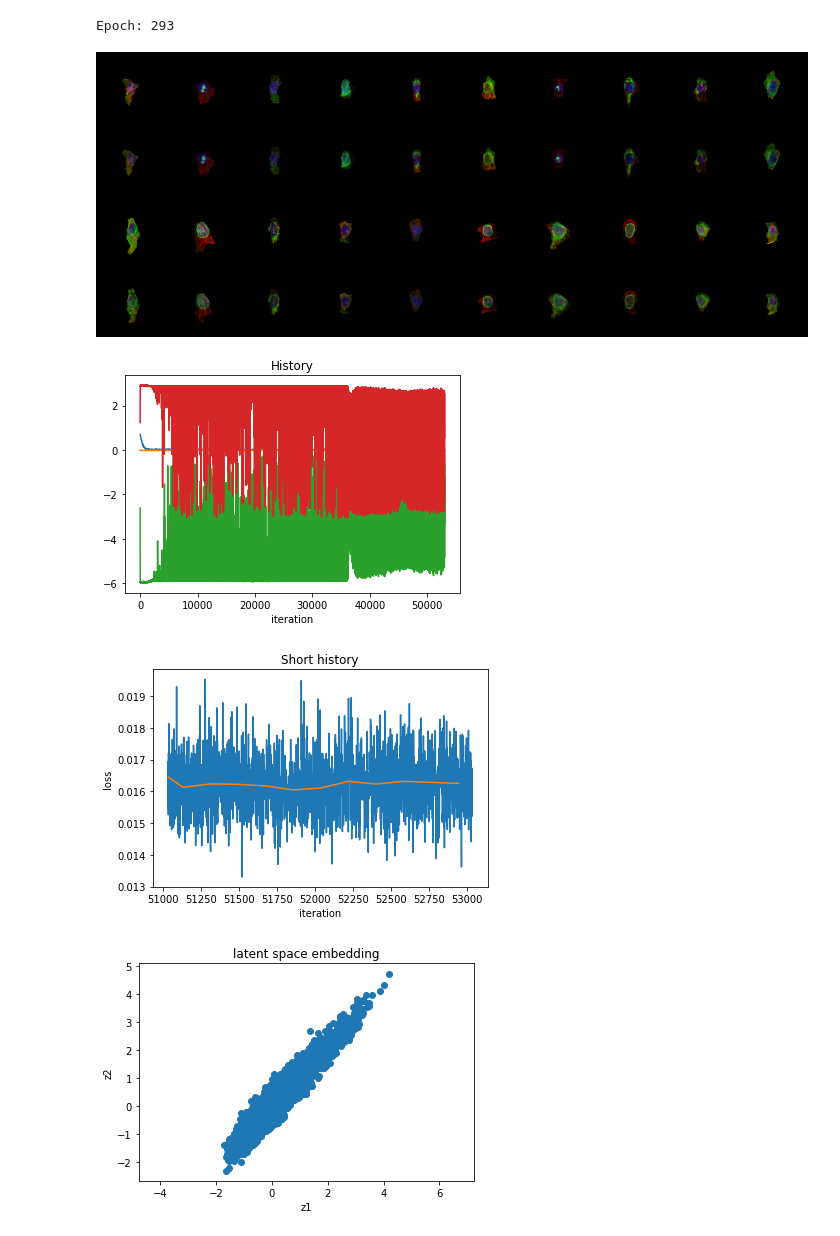
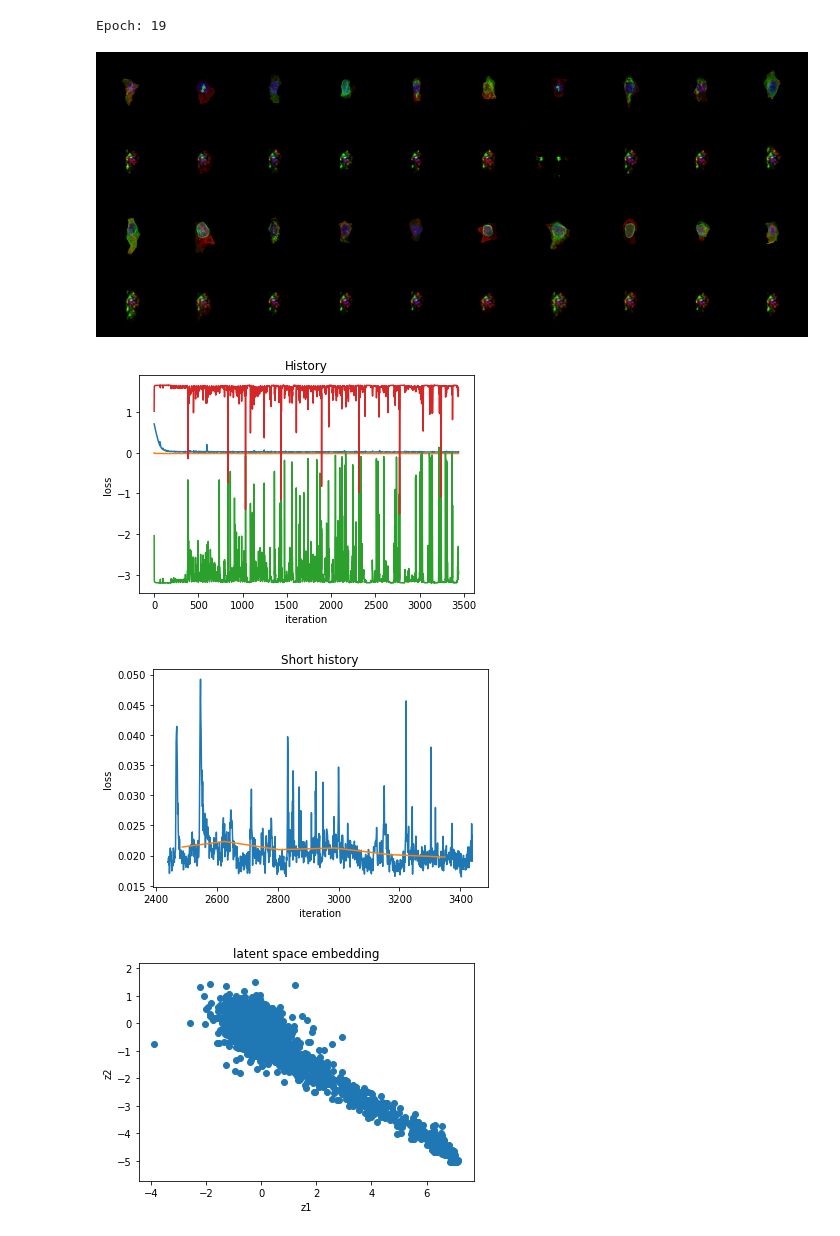
Before and after one commit to AllenCellModeling/pytorch_integrated_cell, a Jupyter notebook: plot_error.ipynb, the cells around one changed output. Saved outputs shown, nothing was run; the diff lists cells and outputs as text; code cells hidden in the pictures.

```diff
--- a/plot_error.ipynb
+++ b/plot_error.ipynb
@@ -14,13 +14,16 @@ import sklearn
 
 %matplotlib inline
 
-model_dir = './waaegan/'
-model_dir = './waaegan_128D/'
+model_dir = './waaegan2_32D5/'
+# model_dir = './waaegan2_32D2/'
+# model_dir = './waaegan2_128D/'
+
+# model_dir = './waaegan/'
 # model_dir = './waaegan_1E-4/'
 # model_dir = './semi_waaegan/'
 
 
-history = 2000
+history = 1000
 bw = 100
 
 # opt = pickle.load( open( '{0}/opt.pkl'.format(model_dir), "rb" ) )
@@ -41,6 +44,7 @@ plt.plot(logger.log['iter'], logger.log['minimaxDecDLoss'])
 # plt.ylim([-4, 4])
 plt.title('History')
 plt.xlabel('iteration')
+plt.ylabel('loss')
 
 
 x = logger.log['iter'][-history:]
@@ -62,38 +66,38 @@ for uepoch in uepochs:
     inds = np.equal(epochs, uepoch)
     loss = np.mean(losses[inds])
     epoch_losses[i] = loss
     epoch_iters[i] = np.mean(iters[inds])
     i+=1
 
 
 plt.figure(2)
 plt.plot(x, y)
 plt.plot(epoch_iters, epoch_losses)
 
 plt.title('Short history')
 plt.xlabel('iteration')
 plt.ylabel('loss')
 
 
 plt.figure(3)
 plt.scatter(embedding[:,0], embedding[:,1])
 plt.xlim([-4, 4])
 plt.ylim([-4, 4])
 plt.axis('equal')
 plt.xlabel('z1')
 plt.ylabel('z2')
 plt.title('latent space embedding')
 # plt.savefig('./{0}/embedding_{1}.png'.format(opt.save_dir, epoch), dpi=75)
 
 
 im_progress_path = '{0}/progress_{1}.png'.format(model_dir, epoch)
 display(Image(im_progress_path, unconfined=True))
 # %% [output]
-Epoch: 293
+Epoch: 19
-[figure, old version]
+[figure, new version]
-[figure, old version]
+[figure, new version]
-[figure, old version]
+[figure, new version]
-[figure, old version]
+[figure, new version]
 # %%
 import pdb
 
```
Also changed, not shown: 3 other files.
